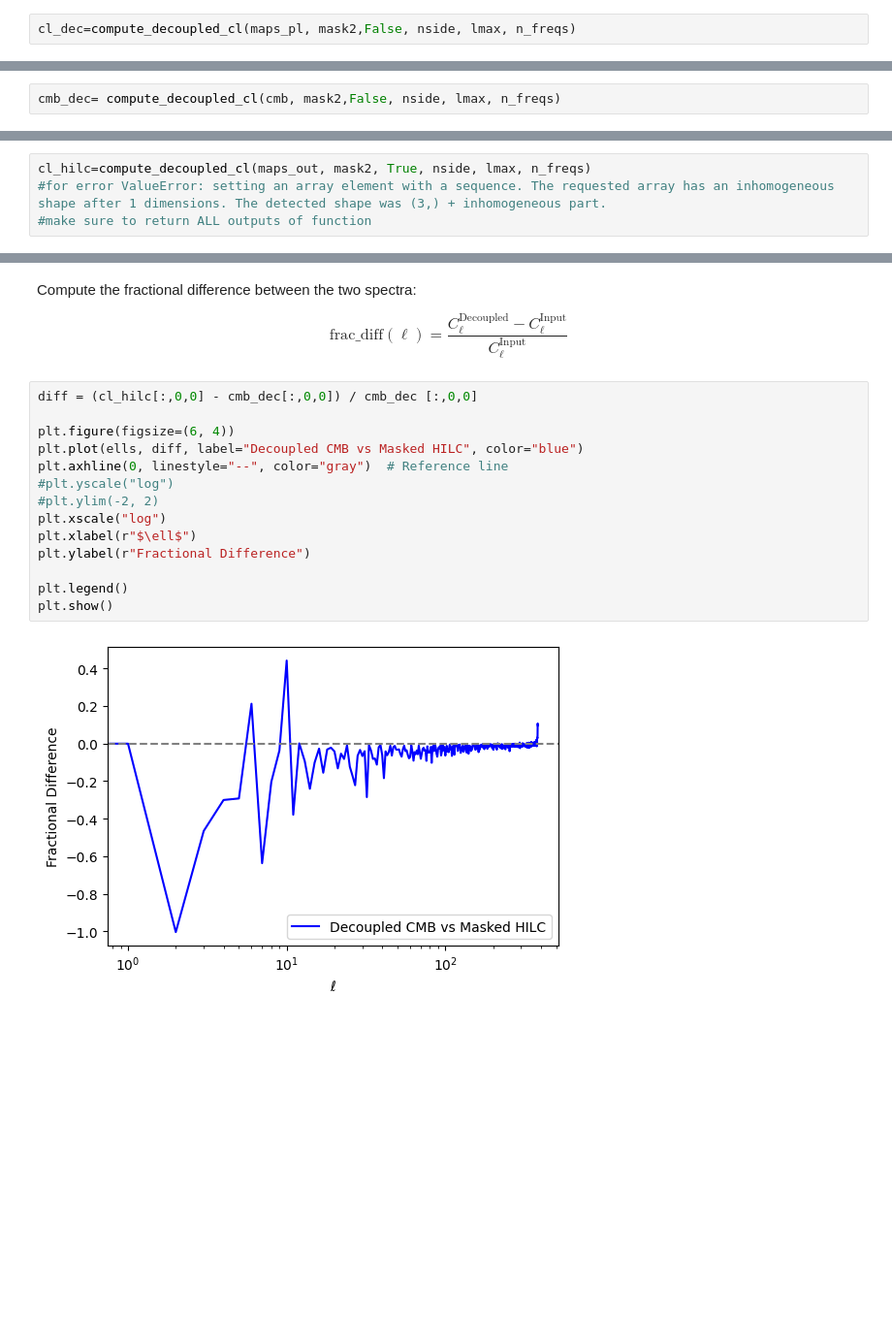
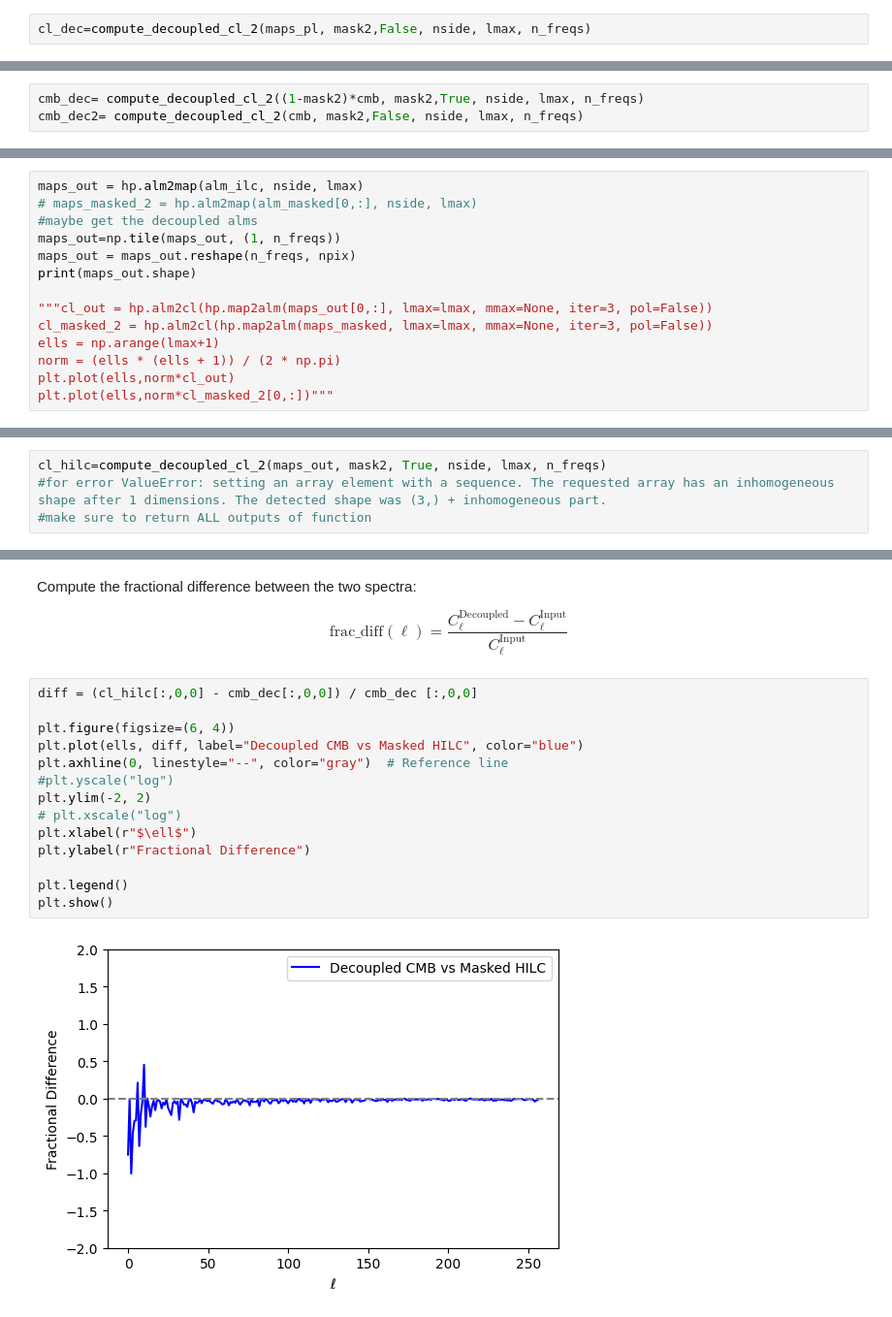
Before and after one commit to urwa99/Internship_Rome, a Jupyter notebook: notebooks/masked_HILC_clean.ipynb, the cells around one changed output, grey strips where cells are left out. Shown at 97% size. Drawn from its saved outputs; the diff is of its cells as text; blank space fills up the shorter version.

Commit message:
changed lmax to avoid aliasing

```diff
--- a/notebooks/masked_HILC_clean.ipynb
+++ b/notebooks/masked_HILC_clean.ipynb
@@ -63,2 +130,2 @@ where $\tilde{C}_l^{ij}$ is the pseudo power spectrum aka the masked power spect
 # %%
-cl_dec=compute_decoupled_cl(maps_pl, mask2,False, nside, lmax, n_freqs)
+cl_dec=compute_decoupled_cl_2(maps_pl, mask2,False, nside, lmax, n_freqs)
@@ -65,4 +136,5 @@ cl_dec=compute_decoupled_cl(maps_pl, mask2,False, nside, lmax, n_freqs)
 # %% [markdown]
 Computing the decoupled power spectrum of the masked CMB map
 # %%
-cmb_dec= compute_decoupled_cl(cmb, mask2,False, nside, lmax, n_freqs)
+cmb_dec= compute_decoupled_cl_2((1-mask2)*cmb, mask2,True, nside, lmax, n_freqs)
+cmb_dec2= compute_decoupled_cl_2(cmb, mask2,False, nside, lmax, n_freqs)
@@ -148,0 +240,14 @@ print(maps_out.shape)
+# %%
+maps_out = hp.alm2map(alm_ilc, nside, lmax)
+# maps_masked_2 = hp.alm2map(alm_masked[0,:], nside, lmax)
+#maybe get the decoupled alms
+maps_out=np.tile(maps_out, (1, n_freqs))
+maps_out = maps_out.reshape(n_freqs, npix)
+print(maps_out.shape)
+
+"""cl_out = hp.alm2cl(hp.map2alm(maps_out[0,:], lmax=lmax, mmax=None, iter=3, pol=False))
+cl_masked_2 = hp.alm2cl(hp.map2alm(maps_masked, lmax=lmax, mmax=None, iter=3, pol=False))
+ells = np.arange(lmax+1)
+norm = (ells * (ells + 1)) / (2 * np.pi)
+plt.plot(ells,norm*cl_out)
+plt.plot(ells,norm*cl_masked_2[0,:])"""
@@ -149,6 +261,6 @@ print(maps_out.shape)
 # %% [markdown]
 Computing the angular power spectrum of the masked, component separated map
 # %%
-cl_hilc=compute_decoupled_cl(maps_out, mask2, True, nside, lmax, n_freqs)
+cl_hilc=compute_decoupled_cl_2(maps_out, mask2, True, nside, lmax, n_freqs)
 #for error ValueError: setting an array element with a sequence. The requested array has an inhomogeneous shape after 1 dimensions. The detected shape was (3,) + inhomogeneous part.
 #make sure to return ALL outputs of function
@@ -188,16 +314,16 @@ $$
 # %%
 diff = (cl_hilc[:,0,0] - cmb_dec[:,0,0]) / cmb_dec [:,0,0]
 
 plt.figure(figsize=(6, 4))
 plt.plot(ells, diff, label="Decoupled CMB vs Masked HILC", color="blue")
 plt.axhline(0, linestyle="--", color="gray")  # Reference line
 #plt.yscale("log")
-#plt.ylim(-2, 2)
-plt.xscale("log")
+plt.ylim(-2, 2)
+# plt.xscale("log")
 plt.xlabel(r"$\ell$")
 plt.ylabel(r"Fractional Difference")
 
 plt.legend()
 plt.show()
 # %% [output]
-[figure, old version]
+[figure, new version]
```
Also changed, not shown: parts of 23 cells of this notebook.
